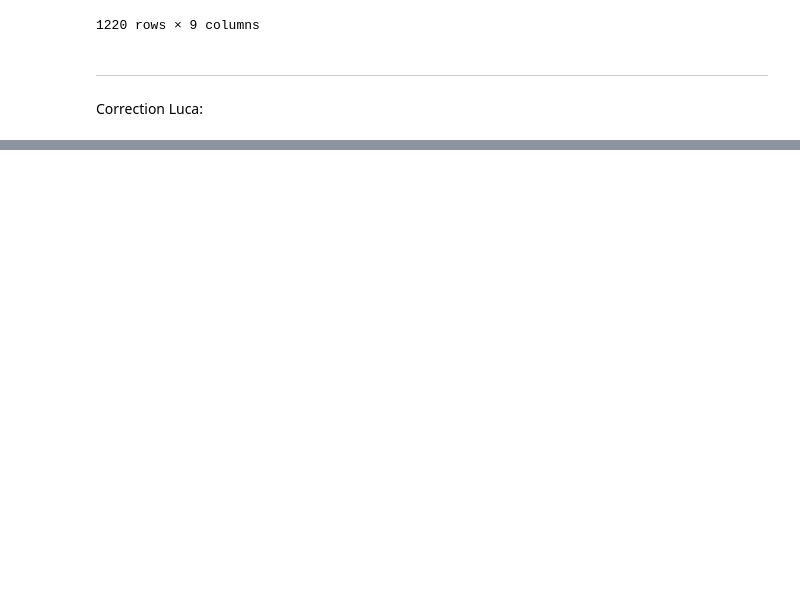
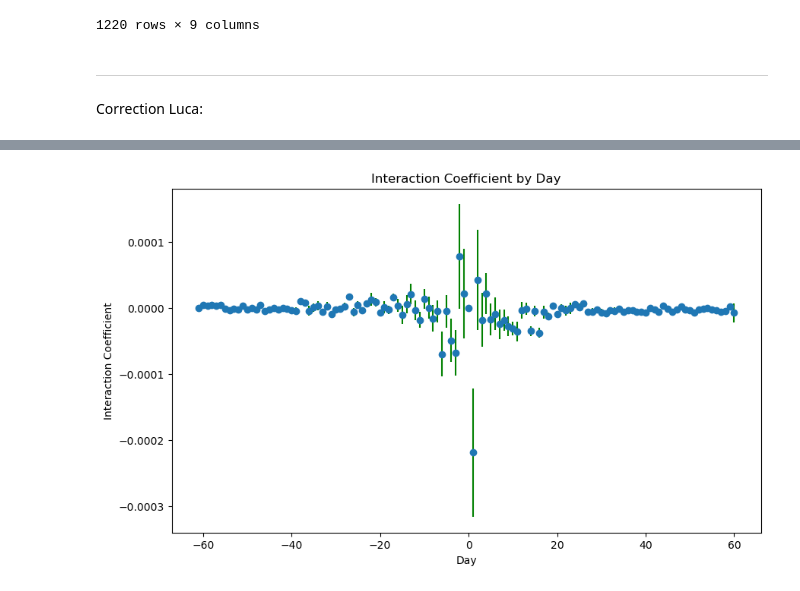
Before and after one commit to leonardohannas/MODS206_TelecomParis, a Jupyter notebook: notebook.ipynb, the cells around one changed output, grey strips where cells are left out. Cells and saved outputs as stored; diff of their text form; code cells hidden in the pictures; blank space fills up the shorter version.

```diff
--- a/notebook.ipynb
+++ b/notebook.ipynb
@@ -414,0 +440,31 @@ Correction Luca:
+# %%
+regression_coeffs = []
+coefficients_std = []
+
+# Loop over each week and run the regression
+for day in range(min(diff_in_diff['day']), max(diff_in_diff['day']) + 1):
+
+    diff_in_diff_day = diff_in_diff[diff_in_diff['day'] == day]
+
+    model = smf.ols(formula='pedestrianDeath ~ treatment * day', data=diff_in_diff_day).fit()
+
+    regression_coeffs.append(model.params)
+    coefficients_std.append(model.bse)
+
+# Convert lists of series to a DataFrame
+coefficients_df = pd.DataFrame(regression_coeffs)
+coefficients_std_df = pd.DataFrame(coefficients_std)
+
+# Add 'week' to the DataFrames
+coefficients_df['day'] = range(min(diff_in_diff['day']), max(diff_in_diff['day']) + 1)
+coefficients_std_df['day'] = range(min(diff_in_diff['day']), max(diff_in_diff['day']) + 1)
+
+plt.figure(figsize=(10, 6), dpi=100)
+plt.errorbar(coefficients_df['day'], coefficients_df['treatment:day'],
+             yerr=coefficients_std_df['treatment:day'], fmt='o', ecolor='g', capthick=2)
+plt.xlabel('Day')
+plt.ylabel('Interaction Coefficient')
+plt.title('Interaction Coefficient by Day')
+plt.show()
+# %% [output]
+[figure, added]
```
Also changed, not shown: parts of 25 cells of this notebook, 4 other files.
